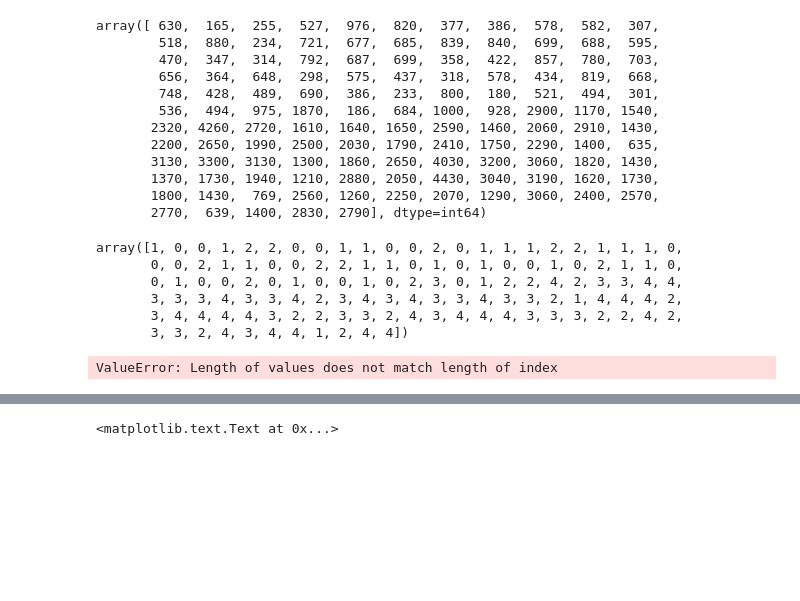
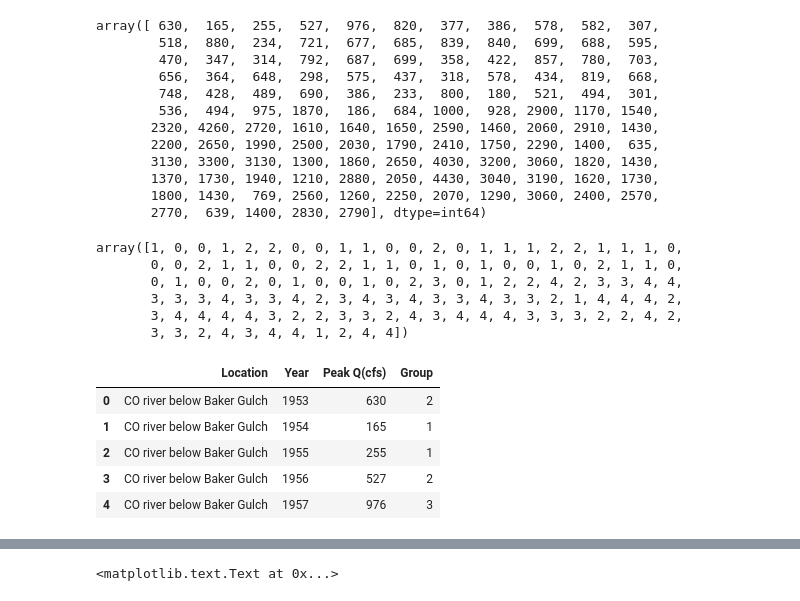
Before and after one commit to marckaylor/STA-Final-Project, a Jupyter notebook: FinalProject.ipynb, the cells around one changed output, grey strips where cells are left out. Saved outputs shown, nothing was run; the diff lists cells and outputs as text; code cells hidden in the pictures; blank space fills up the shorter version.

```diff
--- a/FinalProject.ipynb
+++ b/FinalProject.ipynb
@@ -98,10 +97,15 @@ array([1, 0, 0, 1, 2, 2, 0, 0, 1, 1, 0, 0, 2, 0, 1, 1, 1, 2, 2, 1, 1, 1, 0,
 # %%
 # Add 1 because its easy to talk about it that way
 QDrop["Group"] = q5.T.flatten() + 1
 QDrop.head()
-QDrop
+#QDrop
 # %% [output]
-ValueError: Length of values does not match length of index
+|  | Location | Year | Peak Q(cfs) | Group |
+| 0 | CO river below Baker Gulch | 1953 | 630 | 2 |
+| 1 | CO river below Baker Gulch | 1954 | 165 | 1 |
+| 2 | CO river below Baker Gulch | 1955 | 255 | 1 |
+| 3 | CO river below Baker Gulch | 1956 | 527 | 2 |
+| 4 | CO river below Baker Gulch | 1957 | 976 | 3 |
 # %%
 #seperate and only look at an inidividual site over time; colorado river below bakers gulch
 CBG = QDrop[QDrop.Location == "CO river below Baker Gulch"].set_index("Year")
```
Also changed, not shown: parts of 11 cells of this notebook.
